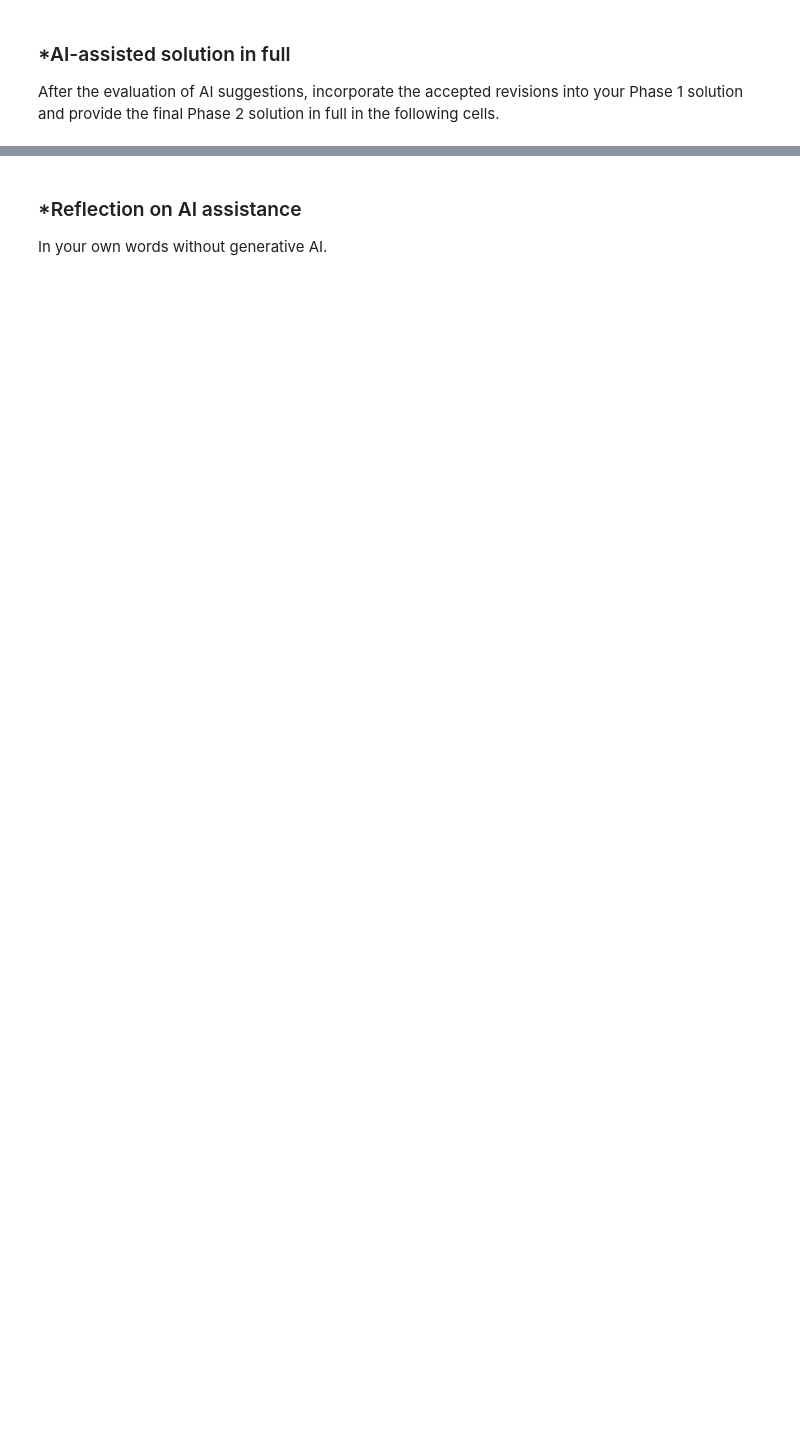
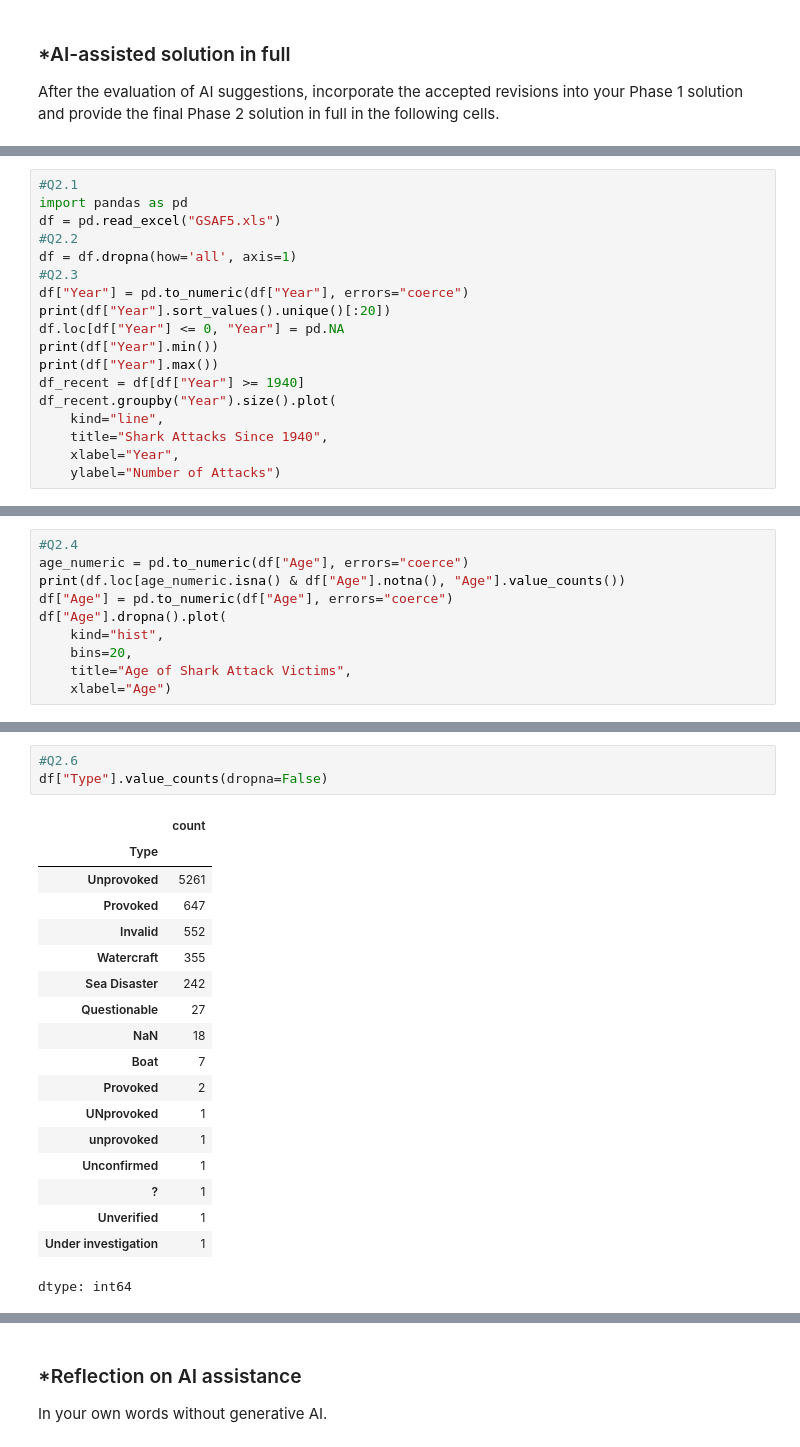
Before and after one commit to jiaxian-wang/A01-data-wrangling, a Jupyter notebook: notebook.ipynb, the cells around one changed output, grey strips where cells are left out. Cells and saved outputs as stored; diff of their text form; blank space fills up the shorter version.

```diff
--- a/notebook.ipynb
+++ b/notebook.ipynb
@@ -232,0 +336,18 @@ After the evaluation of AI suggestions, incorporate the accepted revisions into
+# %%
+#Q2.1
+import pandas as pd
+df = pd.read_excel("GSAF5.xls")
+#Q2.2
+df = df.dropna(how='all', axis=1)
+#Q2.3
+df["Year"] = pd.to_numeric(df["Year"], errors="coerce")
+print(df["Year"].sort_values().unique()[:20])
+df.loc[df["Year"] <= 0, "Year"] = pd.NA
+print(df["Year"].min())
+print(df["Year"].max())
+df_recent = df[df["Year"] >= 1940]
+df_recent.groupby("Year").size().plot(
+    kind="line",
+    title="Shark Attacks Since 1940",
+    xlabel="Year",
+    ylabel="Number of Attacks")
@@ -232,0 +361,10 @@ After the evaluation of AI suggestions, incorporate the accepted revisions into
+# %%
+#Q2.4
+age_numeric = pd.to_numeric(df["Age"], errors="coerce")
+print(df.loc[age_numeric.isna() & df["Age"].notna(), "Age"].value_counts())
+df["Age"] = pd.to_numeric(df["Age"], errors="coerce")
+df["Age"].dropna().plot(
+    kind="hist",
+    bins=20,
+    title="Age of Shark Attack Victims",
+    xlabel="Age")
@@ -232,0 +412,22 @@ After the evaluation of AI suggestions, incorporate the accepted revisions into
+# %%
+#Q2.6
+df["Type"].value_counts(dropna=False)
+# %% [output]
+|  | count |
+| Type |  |
+| Unprovoked | 5261 |
+| Provoked | 647 |
+| Invalid | 552 |
+| Watercraft | 355 |
+| Sea Disaster | 242 |
+| Questionable | 27 |
+| NaN | 18 |
+| Boat | 7 |
+| Provoked | 2 |
+| UNprovoked | 1 |
+| unprovoked | 1 |
+| Unconfirmed | 1 |
+| ? | 1 |
+| Unverified | 1 |
+| Under investigation | 1 |
+dtype: int64
```
Also changed, not shown: parts of 12 cells of this notebook.
